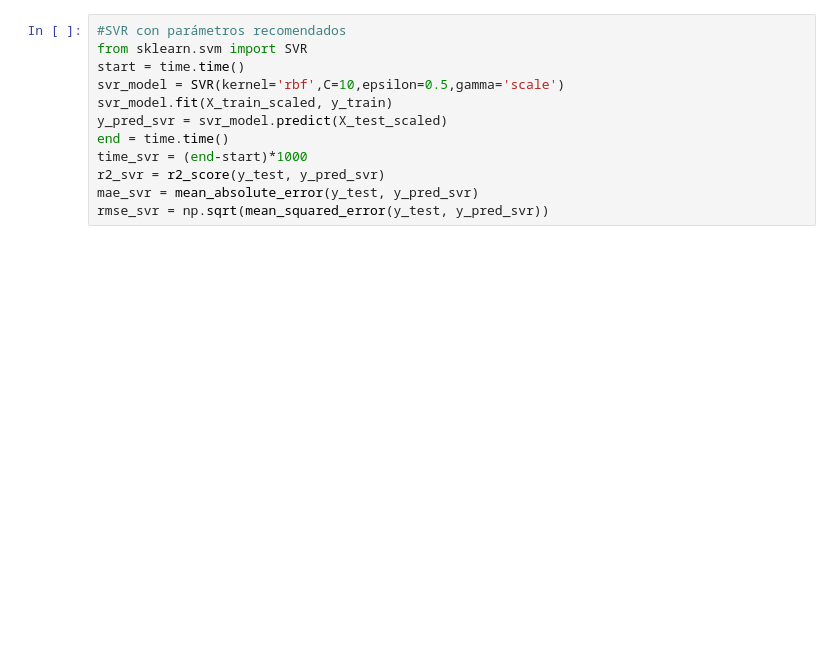
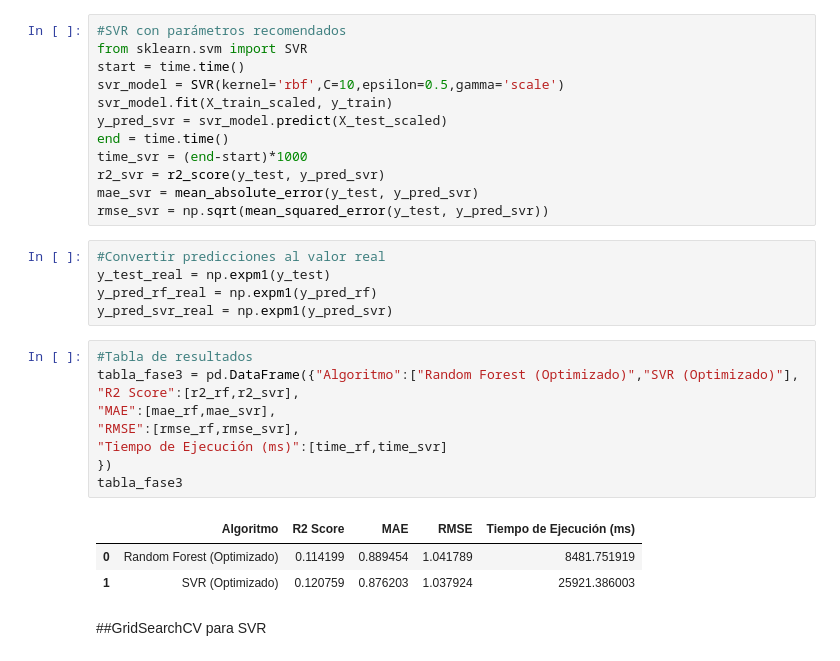
Before and after one commit to KBCoronado/MachineLearning, a Jupyter notebook: Unidad2/Practica_2_Evaluación_y_Optimización_de_Modelos_de_Regresión.ipynb, the cells around one changed output. Drawn from its saved outputs; the diff is of its cells as text; blank space fills up the shorter version.

```diff
--- a/Unidad2/Practica_2_Evaluación_y_Optimización_de_Modelos_de_Regresión.ipynb
+++ b/Unidad2/Practica_2_Evaluación_y_Optimización_de_Modelos_de_Regresión.ipynb
@@ -270,3 +276,23 @@ time_svr = (end-start)*1000
 r2_svr = r2_score(y_test, y_pred_svr)
 mae_svr = mean_absolute_error(y_test, y_pred_svr)
 rmse_svr = np.sqrt(mean_squared_error(y_test, y_pred_svr))
+# %%
+#Convertir predicciones al valor real
+y_test_real = np.expm1(y_test)
+y_pred_rf_real = np.expm1(y_pred_rf)
+y_pred_svr_real = np.expm1(y_pred_svr)
+# %%
+#Tabla de resultados
+tabla_fase3 = pd.DataFrame({"Algoritmo":["Random Forest (Optimizado)","SVR (Optimizado)"],
+"R2 Score":[r2_rf,r2_svr],
+"MAE":[mae_rf,mae_svr],
+"RMSE":[rmse_rf,rmse_svr],
+"Tiempo de Ejecución (ms)":[time_rf,time_svr]
+})
+tabla_fase3
+# %% [output]
+|  | Algoritmo | R2 Score | MAE | RMSE | Tiempo de Ejecución (ms) |
+| 0 | Random Forest (Optimizado) | 0.114199 | 0.889454 | 1.041789 | 8481.751919 |
+| 1 | SVR (Optimizado) | 0.120759 | 0.876203 | 1.037924 | 25921.386003 |
+# %% [markdown]
+##GridSearchCV para SVR
```
Also changed, not shown: parts of 8 cells of this notebook.
